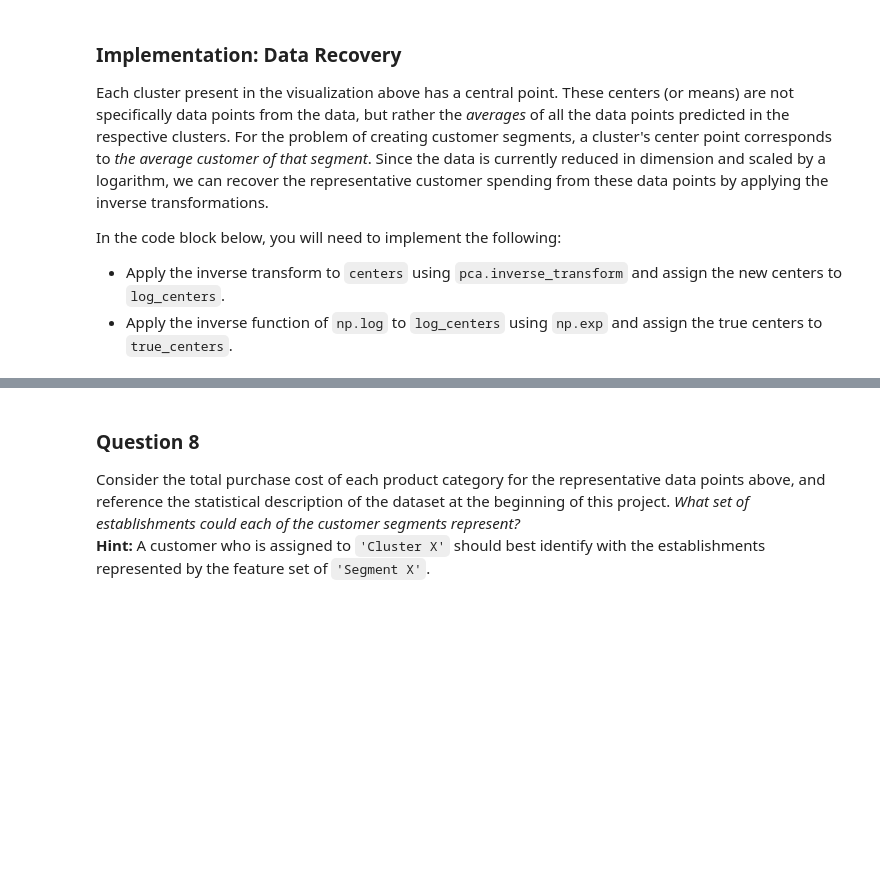
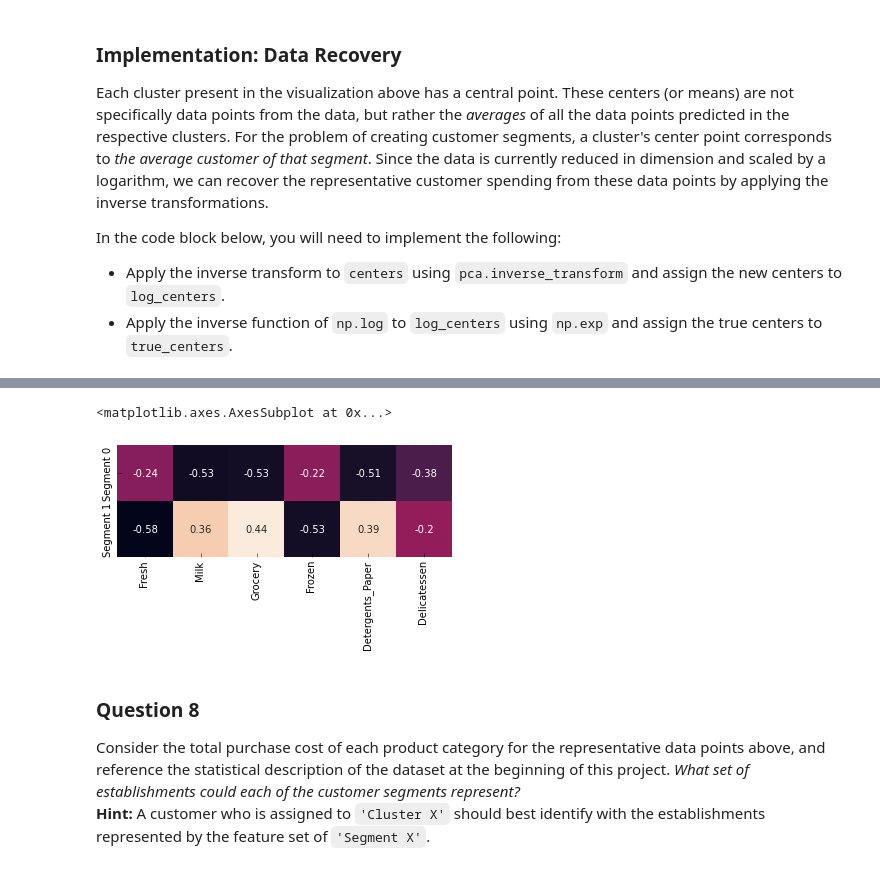
Before and after one commit to crowskaw/customer_segments, a Jupyter notebook: customer_segments.ipynb, the cells around one changed output, grey strips where cells are left out. Saved outputs shown, nothing was run; the diff lists cells and outputs as text; code cells hidden in the pictures; blank space fills up the shorter version.

```diff
--- a/customer_segments.ipynb
+++ b/customer_segments.ipynb
@@ -506,3 +518,8 @@ display(true_centers)
+# %%
+sns.heatmap((true_centers-np.exp(good_data).mean())/np.exp(good_data).std(ddof=1), annot=True, cbar=False, square=True)
+# %% [output]
+<matplotlib.axes.AxesSubplot at 0x...>
+[figure, added]
 # %% [markdown]
 ### Question 8
 Consider the total purchase cost of each product category for the representative data points above, and reference the statistical description of the dataset at the beginning of this project. *What set of establishments could each of the customer segments represent?*
```
Also changed, not shown: parts of 5 cells of this notebook, 1 other file.
